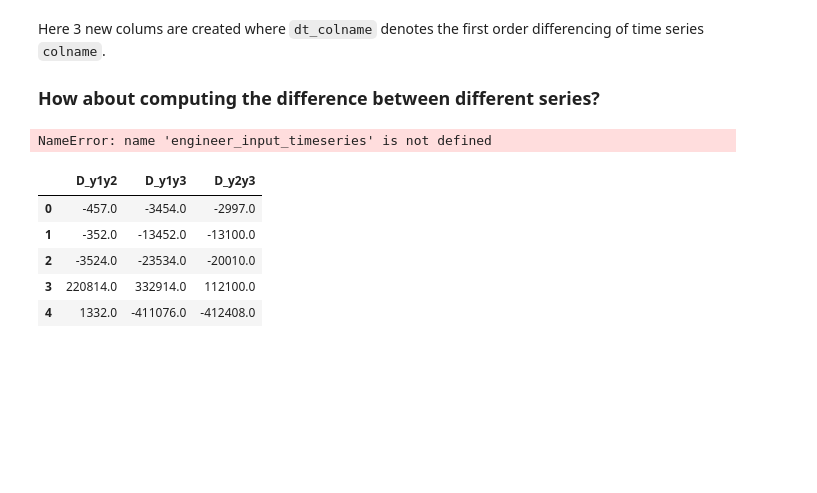
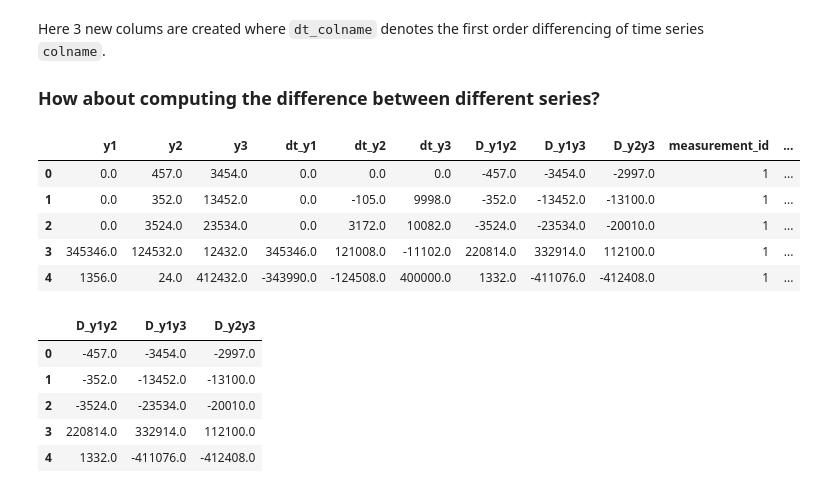
Before and after one commit to blue-yonder/tsfresh, a Jupyter notebook: notebooks/examples/06 tsfresh on tsfresh.ipynb, the cells around one changed output. Saved outputs shown, nothing was run; the diff lists cells and outputs as text; code cells hidden in the pictures; blank space fills up the shorter version.

```diff
--- a/notebooks/examples/06 tsfresh on tsfresh.ipynb
+++ b/notebooks/examples/06 tsfresh on tsfresh.ipynb
@@ -293,13 +298,18 @@ Here 3 new colums are created where `dt_colname` denotes the first order differe
 # %%
 ## now additionally compute the differences between all paris of time series in our data
 ts_diff_phase_diff = engineer_input_timeseries(ts_example,
                                                 column_id="measurement_id",
                                                 column_sort="t",
-                                                compute_differences_within_series=False,
+                                                compute_differences_within_series=True,
                                                 compute_differences_between_series=True)
 display(ts_diff_phase_diff.head())
 # %% [output]
-NameError: name 'engineer_input_timeseries' is not defined
+|  | y1 | y2 | y3 | dt_y1 | dt_y2 | dt_y3 | D_y1y2 | D_y1y3 | D_y2y3 | measurement_id | ... |
+| 0 | 0.0 | 457.0 | 3454.0 | 0.0 | 0.0 | 0.0 | -457.0 | -3454.0 | -2997.0 | 1 | ... |
+| 1 | 0.0 | 352.0 | 13452.0 | 0.0 | -105.0 | 9998.0 | -352.0 | -13452.0 | -13100.0 | 1 | ... |
+| 2 | 0.0 | 3524.0 | 23534.0 | 0.0 | 3172.0 | 10082.0 | -3524.0 | -23534.0 | -20010.0 | 1 | ... |
+| 3 | 345346.0 | 124532.0 | 12432.0 | 345346.0 | 121008.0 | -11102.0 | 220814.0 | 332914.0 | 112100.0 | 1 | ... |
+| 4 | 1356.0 | 24.0 | 412432.0 | -343990.0 | -124508.0 | 400000.0 | 1332.0 | -411076.0 | -412408.0 | 1 | ... |
 # %%
 ## Get new columns
 new_cols = list(ts_diff_phase_diff.columns.difference(new_input_ts.columns))
```
Also changed, not shown: parts of 4 cells of this notebook, 1 other file.
